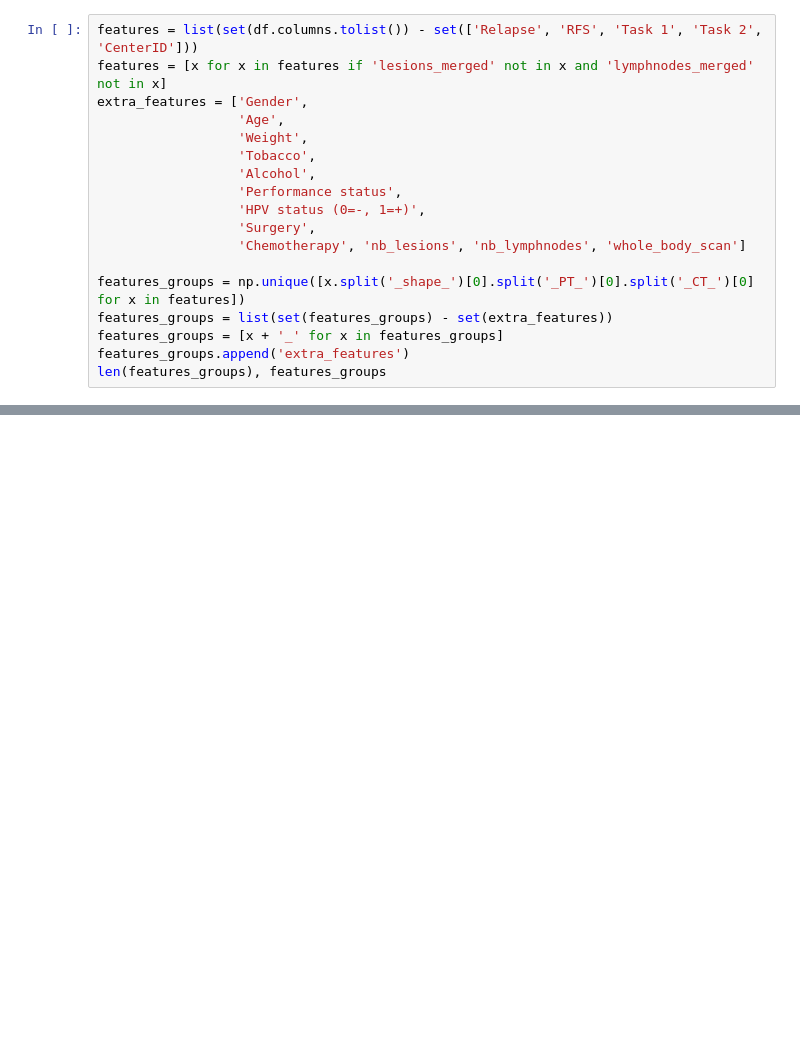
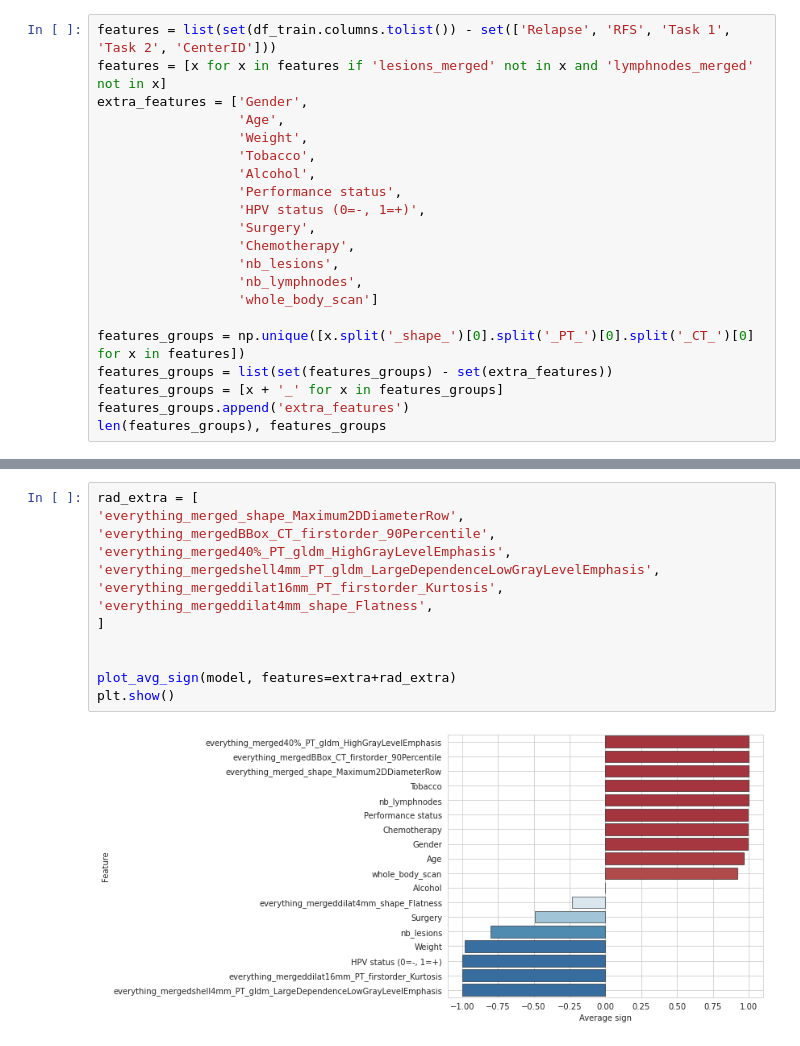
Before and after one commit to Lrebaud/ICARE, a Jupyter notebook: notebook/reproducing_HECKTOR2022.ipynb, the cells around one changed output, grey strips where cells are left out. Drawn from its saved outputs; the diff is of its cells as text; blank space fills up the shorter version.

```diff
--- a/notebook/reproducing_HECKTOR2022.ipynb
+++ b/notebook/reproducing_HECKTOR2022.ipynb
@@ -16,5 +32,5 @@ df.shape
 # %%
-features = list(set(df.columns.tolist()) - set(['Relapse', 'RFS', 'Task 1', 'Task 2', 'CenterID']))
+features = list(set(df_train.columns.tolist()) - set(['Relapse', 'RFS', 'Task 1', 'Task 2', 'CenterID']))
 features = [x for x in features if 'lesions_merged' not in x and 'lymphnodes_merged' not in x]
 extra_features = ['Gender',
                   'Age',
@@ -24,7 +40,10 @@ extra_features = ['Gender',
                   'Performance status',
                   'HPV status (0=-, 1=+)',
                   'Surgery',
-                  'Chemotherapy', 'nb_lesions', 'nb_lymphnodes', 'whole_body_scan']
+                  'Chemotherapy',
+                  'nb_lesions',
+                  'nb_lymphnodes',
+                  'whole_body_scan']
 
 features_groups = np.unique([x.split('_shape_')[0].split('_PT_')[0].split('_CT_')[0] for x in features])
 features_groups = list(set(features_groups) - set(extra_features))
@@ -173,0 +152,15 @@ score
+# %%
+rad_extra = [
+'everything_merged_shape_Maximum2DDiameterRow',
+'everything_mergedBBox_CT_firstorder_90Percentile',
+'everything_merged40%_PT_gldm_HighGrayLevelEmphasis',
+'everything_mergedshell4mm_PT_gldm_LargeDependenceLowGrayLevelEmphasis',
+'everything_mergeddilat16mm_PT_firstorder_Kurtosis',
+'everything_mergeddilat4mm_shape_Flatness',
+]
+
+
+plot_avg_sign(model, features=extra+rad_extra)
+plt.show()
+# %% [output]
+[figure, added]
```
Also changed, not shown: parts of 29 cells of this notebook.
